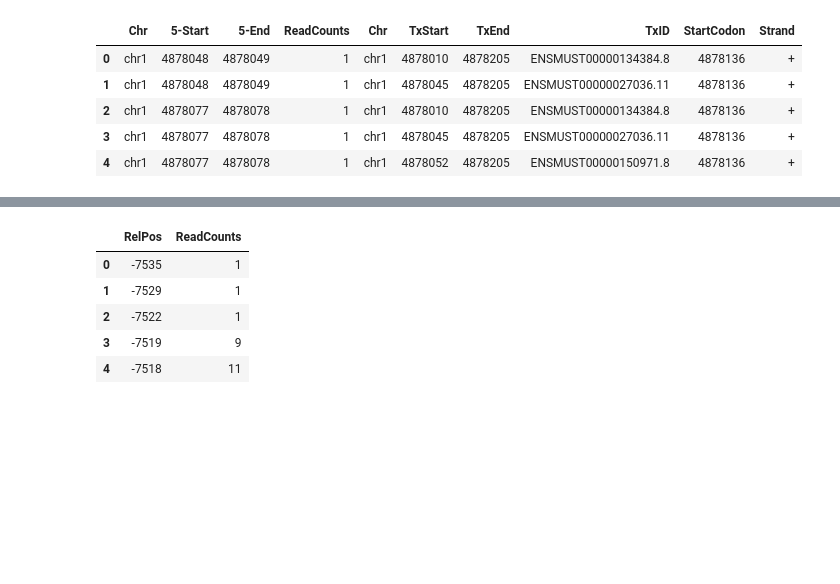
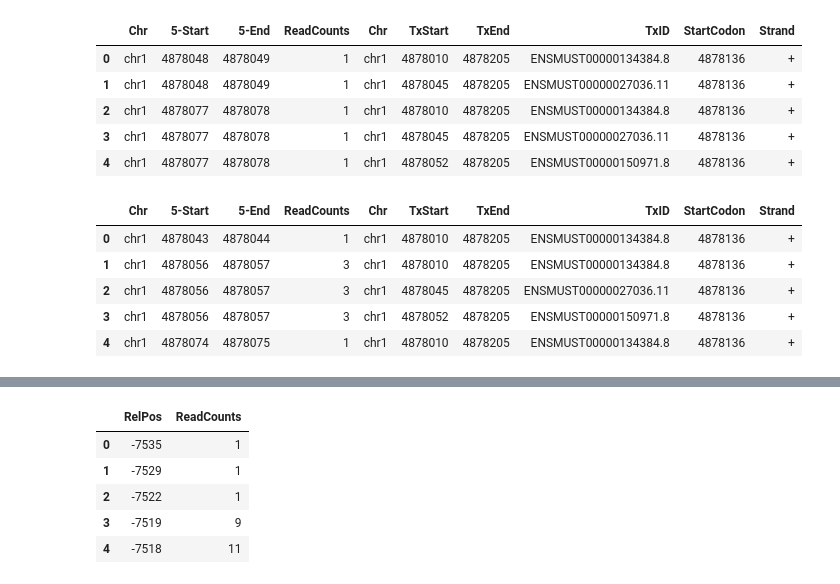
Before and after one commit to young5454/SNU-BI1, a Jupyter notebook: CoLab_TermProj_2024_2.ipynb, the cells around one changed output, grey strips where cells are left out. Saved outputs shown, nothing was run; the diff lists cells and outputs as text; code cells hidden in the pictures; blank space fills up the shorter version.

```diff
--- a/CoLab_TermProj_2024_2.ipynb
+++ b/CoLab_TermProj_2024_2.ipynb
@@ -261,4 +290,16 @@ data.head()
 | 2 | chr1 | 4878077 | 4878078 | 1 | chr1 | 4878010 | 4878205 | ENSMUST00000134384.8 | 4878136 | + |
 | 3 | chr1 | 4878077 | 4878078 | 1 | chr1 | 4878045 | 4878205 | ENSMUST00000027036.11 | 4878136 | + |
 | 4 | chr1 | 4878077 | 4878078 | 1 | chr1 | 4878052 | 4878205 | ENSMUST00000150971.8 | 4878136 | + |
+# %%
+data2 = pd.read_csv('fivepcounts-filtered-RPF-siLin28a.txt', sep='\t', header=None)
+header2 = ['Chr', '5-Start', '5-End', 'ReadCounts', 'Chr', 'TxStart', 'TxEnd', 'TxID', 'StartCodon', 'Strand']
+data2.columns = header
+data2.head()
+# %% [output]
+|  | Chr | 5-Start | 5-End | ReadCounts | Chr | TxStart | TxEnd | TxID | StartCodon | Strand |
+| 0 | chr1 | 4878043 | 4878044 | 1 | chr1 | 4878010 | 4878205 | ENSMUST00000134384.8 | 4878136 | + |
+| 1 | chr1 | 4878056 | 4878057 | 3 | chr1 | 4878010 | 4878205 | ENSMUST00000134384.8 | 4878136 | + |
+| 2 | chr1 | 4878056 | 4878057 | 3 | chr1 | 4878045 | 4878205 | ENSMUST00000027036.11 | 4878136 | + |
+| 3 | chr1 | 4878056 | 4878057 | 3 | chr1 | 4878052 | 4878205 | ENSMUST00000150971.8 | 4878136 | + |
+| 4 | chr1 | 4878074 | 4878075 | 1 | chr1 | 4878010 | 4878205 | ENSMUST00000134384.8 | 4878136 | + |
 # %%
```
Also changed, not shown: parts of 8 cells of this notebook.
